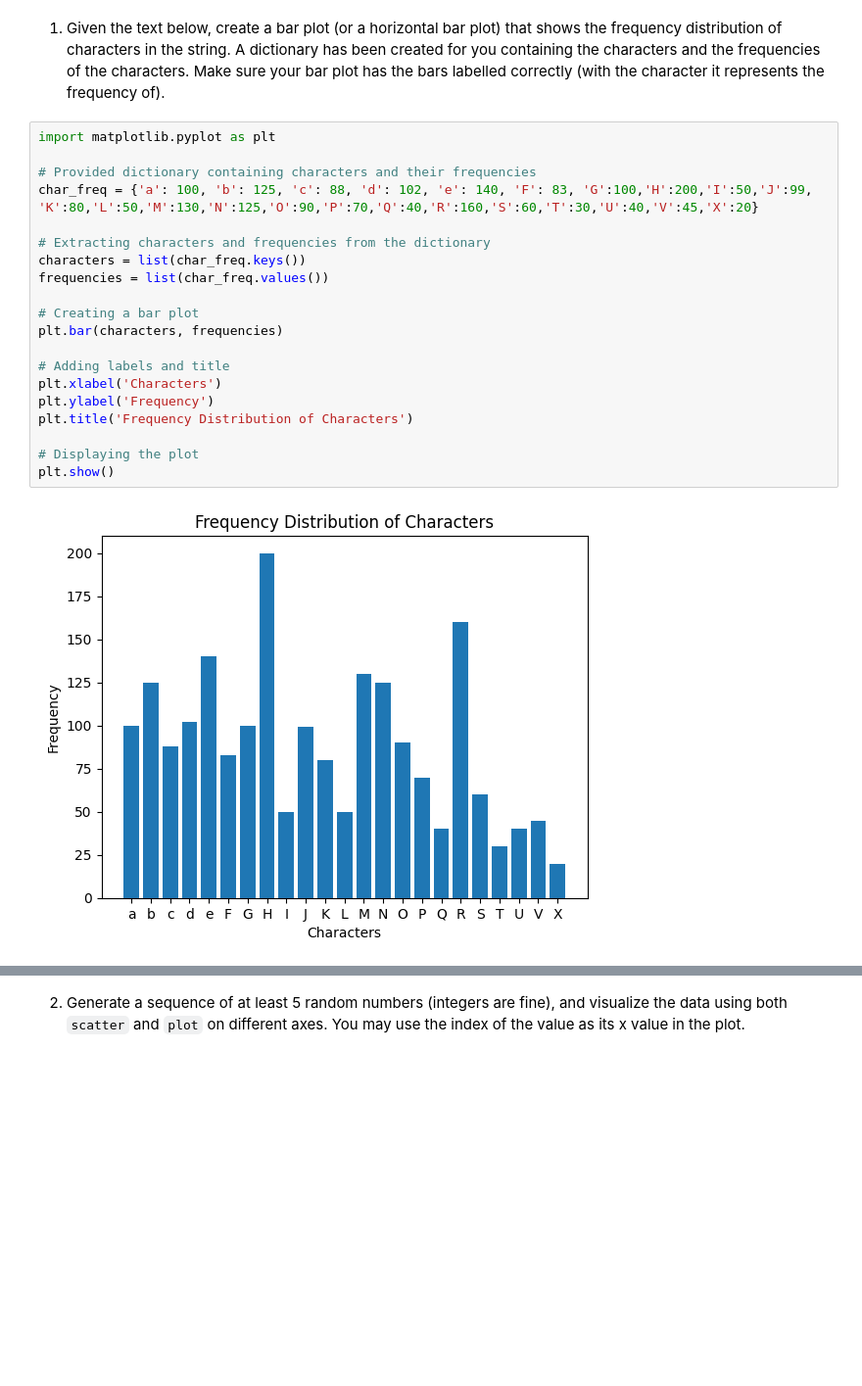
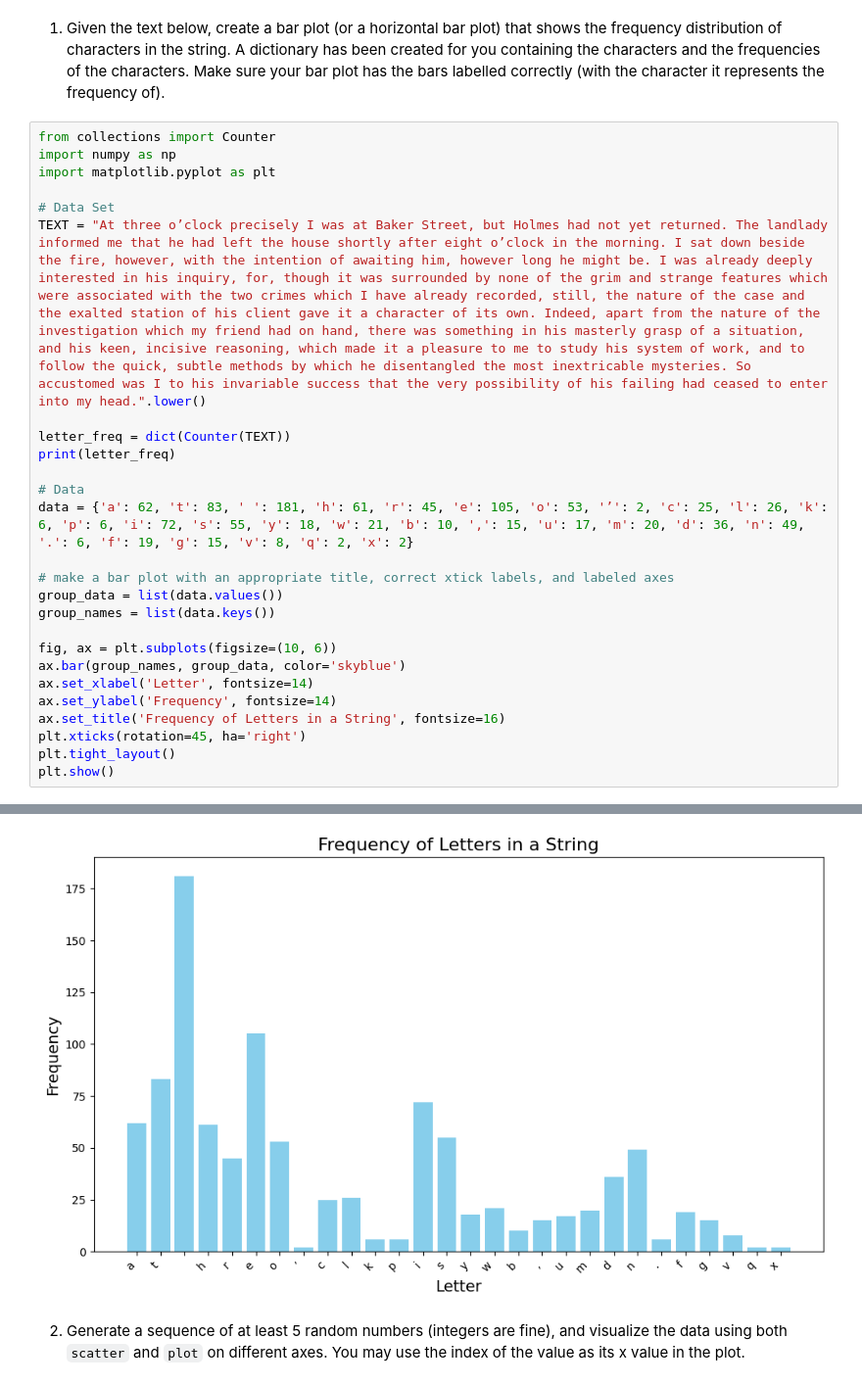
Before and after one commit to Habtom1999/PyPlot, a Jupyter notebook: pyplot.ipynb, the cells around one changed output, grey strips where cells are left out. Shown at 98% size. Saved outputs shown, nothing was run; the diff lists cells and outputs as text; blank space fills up the shorter version.

```diff
--- a/pyplot.ipynb
+++ b/pyplot.ipynb
@@ -52,25 +52,30 @@ You should consider upgrading via the 'C:\Users\habto\OneDrive\Documents\Webmine
 1. Given the text below, create a bar plot (or a horizontal bar plot) that shows the frequency distribution of characters in the string.
 A dictionary has been created for you containing the characters and the frequencies of the characters.
 Make sure your bar plot has the bars labelled correctly (with the character it represents the frequency of).
-# %%
-import matplotlib.pyplot as plt
-
-# Provided dictionary containing characters and their frequencies
-char_freq = {'a': 100, 'b': 125, 'c': 88, 'd': 102, 'e': 140, 'F': 83, 'G':100,'H':200,'I':50,'J':99, 'K':80,'L':50,'M':130,'N':125,'O':90,'P':70,'Q':40,'R':160,'S':60,'T':30,'U':40,'V':45,'X':20}
-
-# Extracting characters and frequencies from the dictionary
-characters = list(char_freq.keys())
-frequencies = list(char_freq.values())
-
-# Creating a bar plot
-plt.bar(characters, frequencies)
-
-# Adding labels and title
-plt.xlabel('Characters')
-plt.ylabel('Frequency')
-plt.title('Frequency Distribution of Characters')
-
-# Displaying the plot
-plt.show()
-# %% [output]
-[figure, removed]
+# %%
+from collections import Counter
+import numpy as np
+import matplotlib.pyplot as plt
+
+# Data Set
+TEXT = "At three o’clock precisely I was at Baker Street, but Holmes had not yet returned. The landlady informed me that he had left the house shortly after eight o’clock in the morning. I sat down beside the fire, however, with the intention of awaiting him, however long he might be. I was already deeply interested in his inquiry, for, though it was surrounded by none of the grim and strange features which were associated with the two crimes which I have already recorded, still, the nature of the case and the exalted station of his client gave it a character of its own. Indeed, apart from the nature of the investigation which my friend had on hand, there was something in his masterly grasp of a situation, and his keen, incisive reasoning, which made it a pleasure to me to study his system of work, and to follow the quick, subtle methods by which he disentangled the most inextricable mysteries. So accustomed was I to his invariable success that the very possibility of his failing had ceased to enter into my head.".lower()
+
+letter_freq = dict(Counter(TEXT))
+print(letter_freq)
+
+# Data
+data = {'a': 62, 't': 83, ' ': 181, 'h': 61, 'r': 45, 'e': 105, 'o': 53, '’': 2, 'c': 25, 'l': 26, 'k': 6, 'p': 6, 'i': 72, 's': 55, 'y': 18, 'w': 21, 'b': 10, ',': 15, 'u': 17, 'm': 20, 'd': 36, 'n': 49, '.': 6, 'f': 19, 'g': 15, 'v': 8, 'q': 2, 'x': 2}
+
+# make a bar plot with an appropriate title, correct xtick labels, and labeled axes
+group_data = list(data.values())
+group_names = list(data.keys())
+
+fig, ax = plt.subplots(figsize=(10, 6))
+ax.bar(group_names, group_data, color='skyblue')
+ax.set_xlabel('Letter', fontsize=14)
+ax.set_ylabel('Frequency', fontsize=14)
+ax.set_title('Frequency of Letters in a String', fontsize=16)
+plt.xticks(rotation=45, ha='right')
+plt.tight_layout()
+plt.show()
+# %% [output]
@@ -77,3 +83,4 @@ plt.show()
+[figure, added]
 # %% [markdown]
 2. Generate a sequence of at least 5 random numbers (integers are fine), and visualize the data using both `scatter` and `plot` on different axes.  You may use the index of the value as its x value in the plot.
 # %%
```
Also changed, not shown: parts of 1 cell of this notebook.
